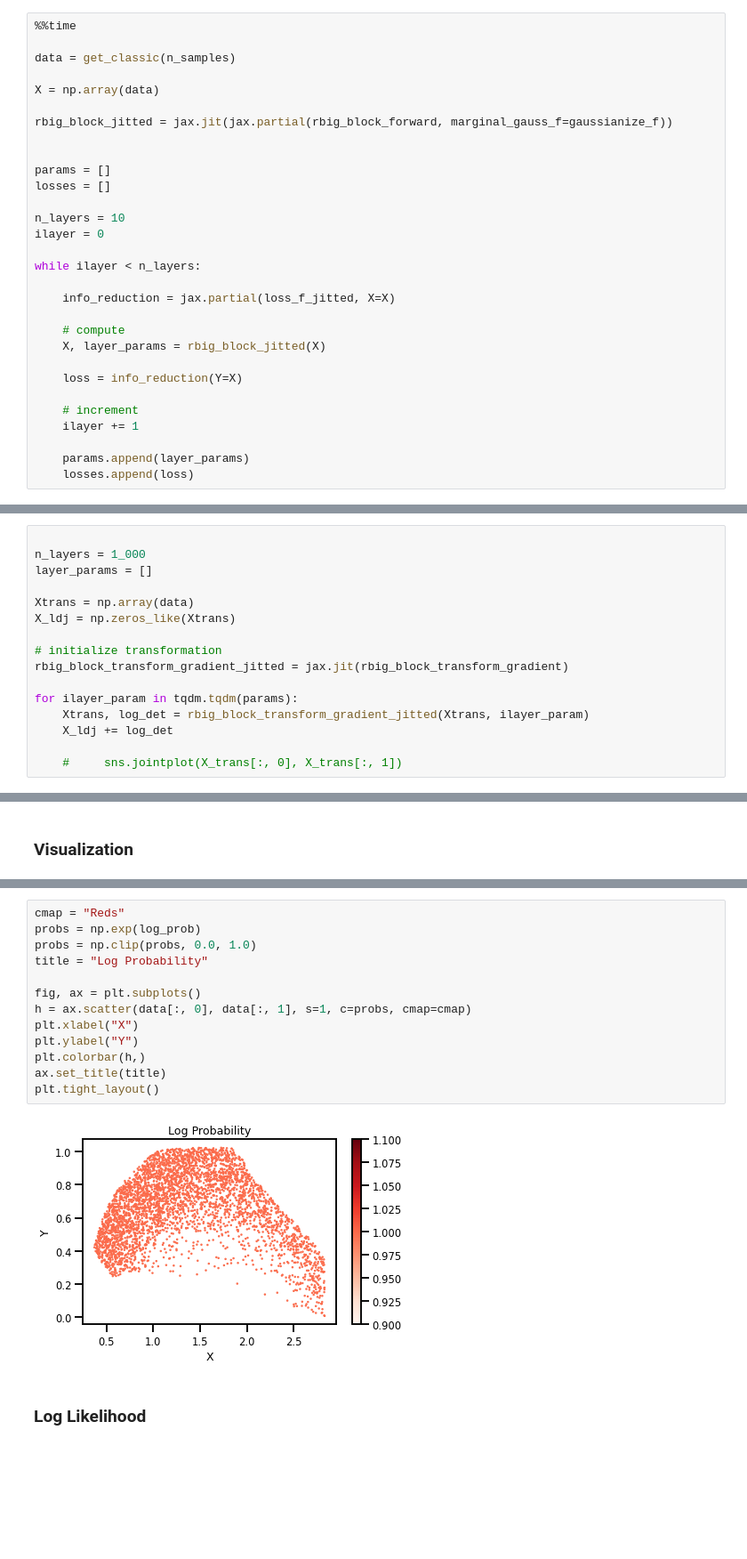
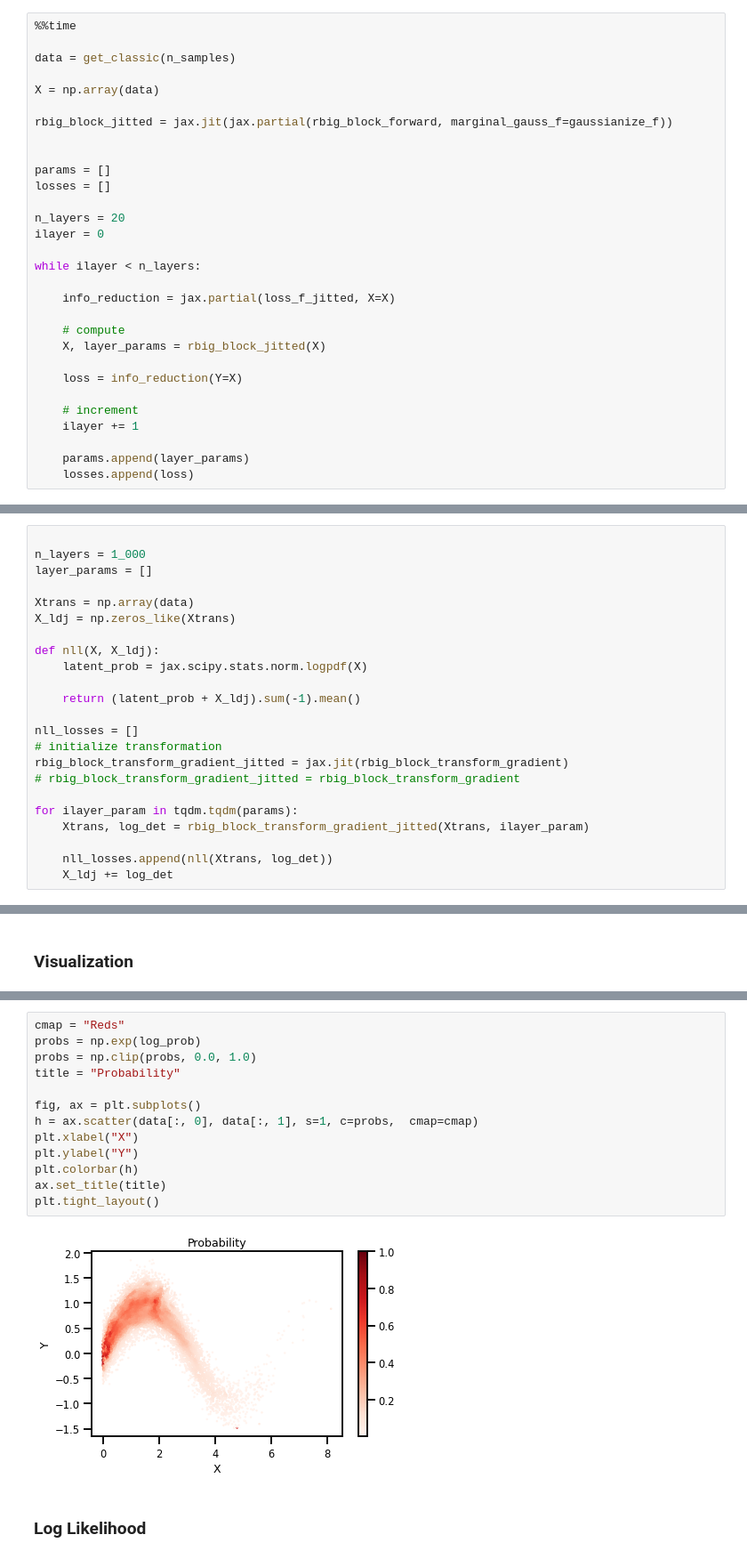
Before and after one commit to IPL-UV/rbig_jax, a Jupyter notebook: notebooks/1.3_iterative_gaussianization.ipynb, the cells around one changed output, grey strips where cells are left out. Shown at 89% size. Cells and saved outputs as stored; diff of their text form; blank space fills up the shorter version.

```diff
--- a/notebooks/1.3_iterative_gaussianization.ipynb
+++ b/notebooks/1.3_iterative_gaussianization.ipynb
@@ -243,7 +243,7 @@ rbig_block_jitted = jax.jit(jax.partial(rbig_block_forward, marginal_gauss_f=gau
 params = []
 losses = []
 
-n_layers = 10
+n_layers = 20
 ilayer = 0
 
 while ilayer < n_layers:
@@ -335,11 +335,18 @@ layer_params = []
 Xtrans = np.array(data)
 X_ldj = np.zeros_like(Xtrans)
 
+def nll(X, X_ldj):
+    latent_prob = jax.scipy.stats.norm.logpdf(X)
+
+    return (latent_prob + X_ldj).sum(-1).mean()
+
+nll_losses = []
 # initialize transformation
 rbig_block_transform_gradient_jitted = jax.jit(rbig_block_transform_gradient)
+# rbig_block_transform_gradient_jitted = rbig_block_transform_gradient
 
 for ilayer_param in tqdm.tqdm(params):
     Xtrans, log_det = rbig_block_transform_gradient_jitted(Xtrans, ilayer_param)
+
+    nll_losses.append(nll(Xtrans, log_det))
     X_ldj += log_det
-
-    #     sns.jointplot(X_trans[:, 0], X_trans[:, 1])
@@ -359,18 +389,18 @@ log_prob = (latent_prob + X_ldj).sum(-1)
 # %%
 cmap = "Reds"
 probs = np.exp(log_prob)
 probs = np.clip(probs, 0.0, 1.0)
-title = "Log Probability"
+title = "Probability"
 
 fig, ax = plt.subplots()
-h = ax.scatter(data[:, 0], data[:, 1], s=1, c=probs, cmap=cmap)
+h = ax.scatter(data[:, 0], data[:, 1], s=1, c=probs,  cmap=cmap)
 plt.xlabel("X")
 plt.ylabel("Y")
-plt.colorbar(h,)
+plt.colorbar(h)
 ax.set_title(title)
 plt.tight_layout()
 # %% [output]
-[figure, old version]
+[figure, new version]
 # %% [markdown]
 ### Log Likelihood
 # %%
```
Also changed, not shown: parts of 12 cells of this notebook, 6 other files.
